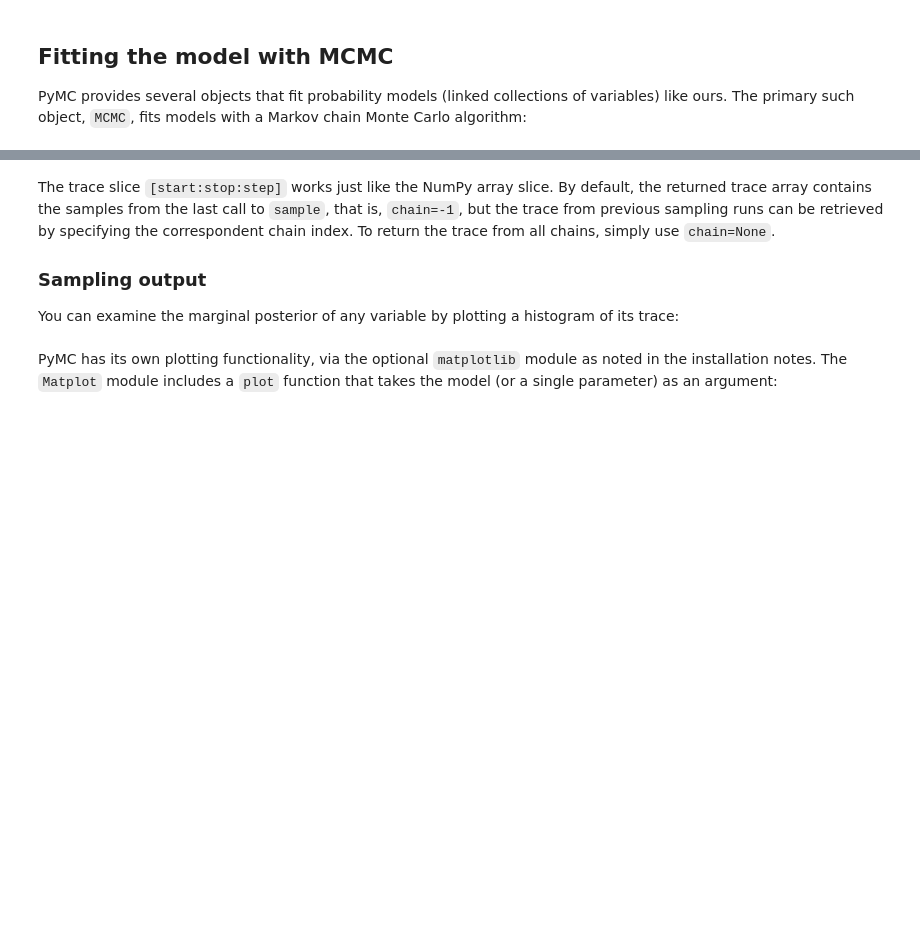
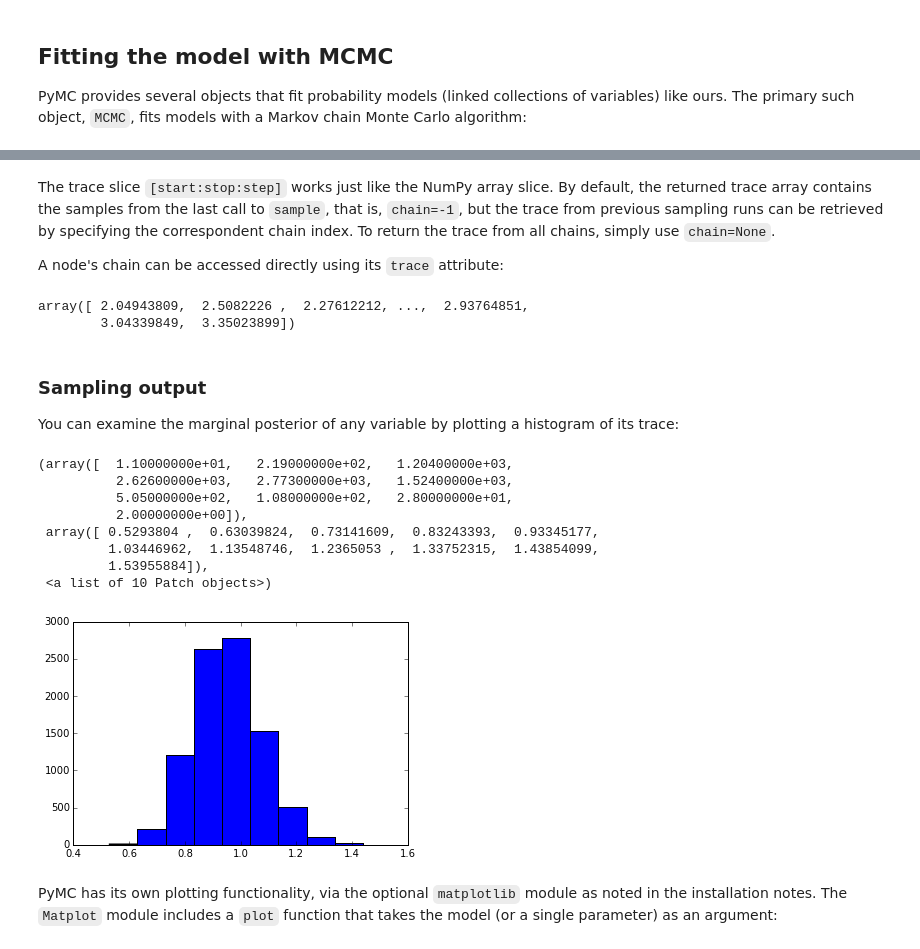
Before and after one commit to fonnesbeck/scipy2014_tutorial, a Jupyter notebook: 3-Introduction-to-PyMC.ipynb, the cells around one changed output, grey strips where cells are left out. Saved outputs shown, nothing was run; the diff lists cells and outputs as text; code cells hidden in the pictures; blank space fills up the shorter version.

```diff
--- a/3-Introduction-to-PyMC.ipynb
+++ b/3-Introduction-to-PyMC.ipynb
@@ -393,13 +388,29 @@ previous sampling runs can be retrieved by specifying the correspondent
 chain index. To return the trace from all chains, simply use
 `chain=None`.
 
-### Sampling output
-
-You can examine the marginal posterior of any variable by plotting a
-histogram of its trace:
+A node's chain can be accessed directly using its `trace` attribute:
+# %%
+M.early_mean.trace()
+# %% [output]
+array([ 2.04943809,  2.5082226 ,  2.27612212, ...,  2.93764851,
+        3.04339849,  3.35023899])
+# %% [markdown]
+### Sampling output
+
+You can examine the marginal posterior of any variable by plotting a
+histogram of its trace:
 # %%
-from pylab import hist
-hist(M.trace('late_mean')[:])
+plt.hist(M.trace('late_mean')[:])
+# %% [output]
+(array([  1.10000000e+01,   2.19000000e+02,   1.20400000e+03,
+          2.62600000e+03,   2.77300000e+03,   1.52400000e+03,
+          5.05000000e+02,   1.08000000e+02,   2.80000000e+01,
+          2.00000000e+00]),
+ array([ 0.5293804 ,  0.63039824,  0.73141609,  0.83243393,  0.93345177,
+         1.03446962,  1.13548746,  1.2365053 ,  1.33752315,  1.43854099,
+         1.53955884]),
+ <a list of 10 Patch objects>)
+[figure, added]
 # %% [markdown]
 
 PyMC has its own plotting functionality, via the optional `matplotlib`
```
Also changed, not shown: parts of 44 cells of this notebook, 2 other files.
